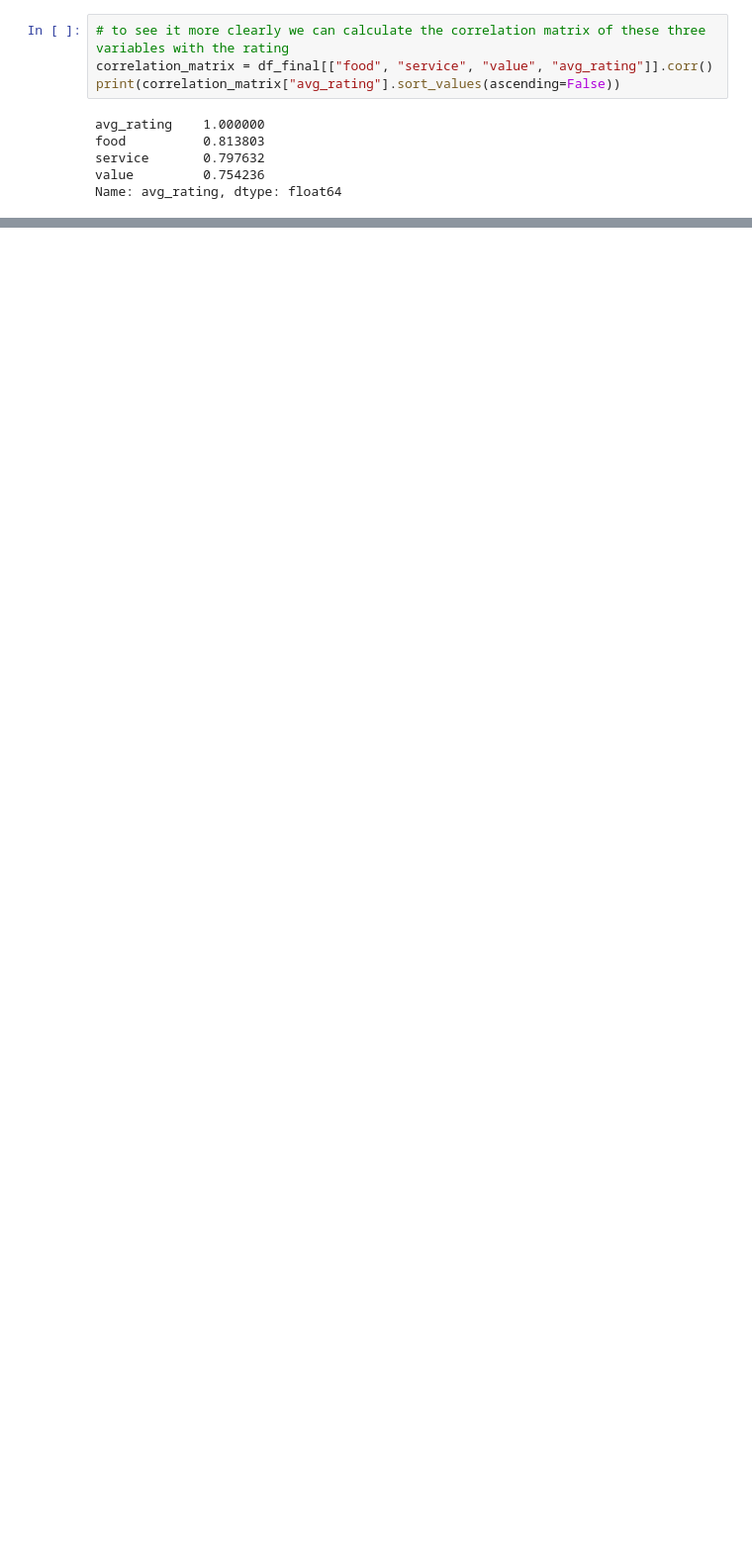
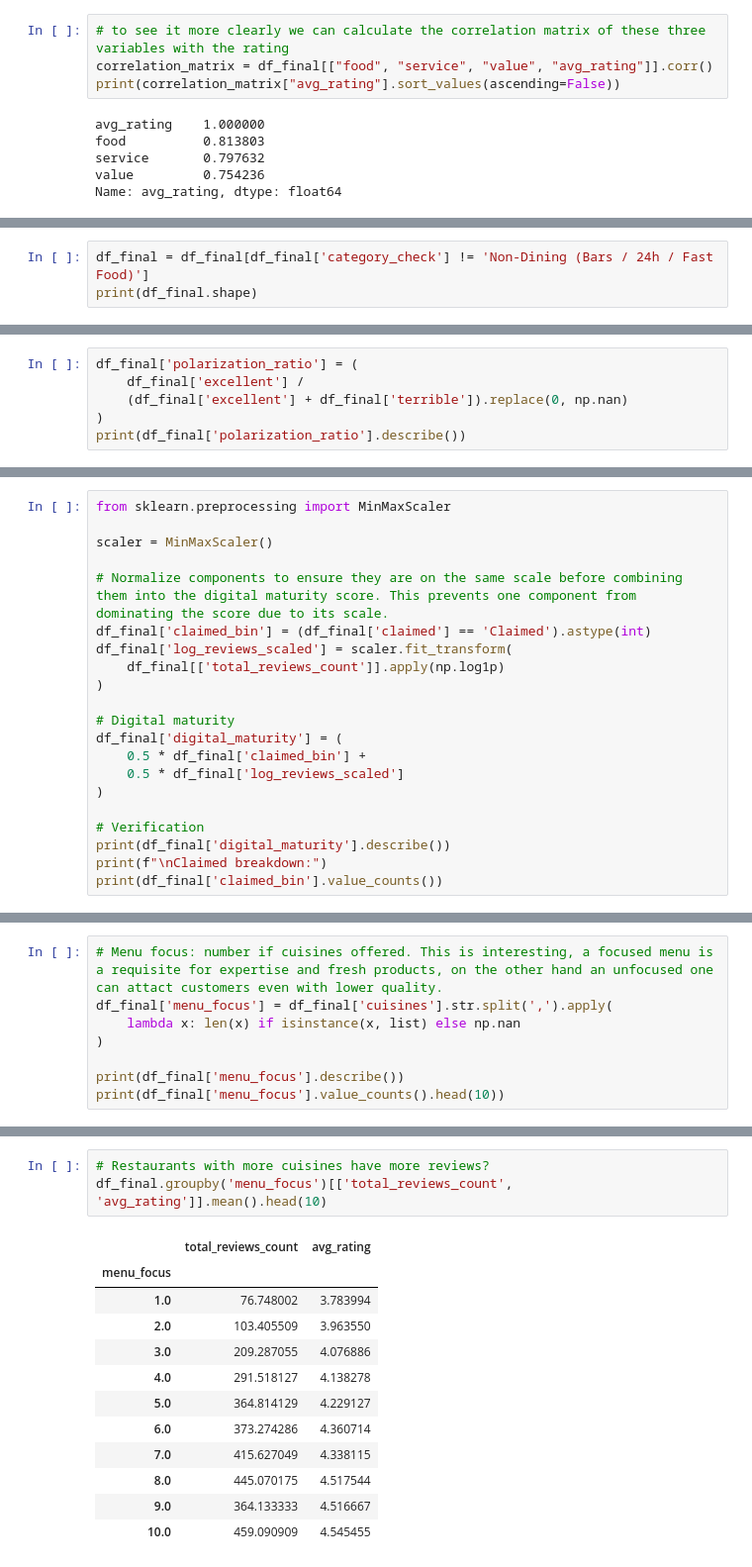
Before and after one commit to AlexMateu21/Final-Project, a Jupyter notebook: notebooks/EDA.ipynb, the cells around one changed output, grey strips where cells are left out. Shown at 99% size. Cells and saved outputs as stored; diff of their text form; blank space fills up the shorter version.

```diff
--- a/notebooks/EDA.ipynb
+++ b/notebooks/EDA.ipynb
@@ -492,0 +511,3 @@ Name: avg_rating, dtype: float64
+# %%
+df_final = df_final[df_final['category_check'] != 'Non-Dining (Bars / 24h / Fast Food)']
+print(df_final.shape)
@@ -492,0 +634,6 @@ Name: avg_rating, dtype: float64
+# %%
+df_final['polarization_ratio'] = (
+    df_final['excellent'] /
+    (df_final['excellent'] + df_final['terrible']).replace(0, np.nan)
+)
+print(df_final['polarization_ratio'].describe())
@@ -492,0 +682,21 @@ Name: avg_rating, dtype: float64
+# %%
+from sklearn.preprocessing import MinMaxScaler
+
+scaler = MinMaxScaler()
+
+# Normalize components to ensure they are on the same scale before combining them into the digital maturity score. This prevents one component from dominating the score due to its scale.
+df_final['claimed_bin'] = (df_final['claimed'] == 'Claimed').astype(int)
+df_final['log_reviews_scaled'] = scaler.fit_transform(
+    df_final[['total_reviews_count']].apply(np.log1p)
+)
+
+# Digital maturity
+df_final['digital_maturity'] = (
+    0.5 * df_final['claimed_bin'] +
+    0.5 * df_final['log_reviews_scaled']
+)
+
+# Verification
+print(df_final['digital_maturity'].describe())
+print(f"\nClaimed breakdown:")
+print(df_final['claimed_bin'].value_counts())
@@ -492,0 +730,8 @@ Name: avg_rating, dtype: float64
+# %%
+# Menu focus: number if cuisines offered. This is interesting, a focused menu is a requisite for expertise and fresh products, on the other hand an unfocused one can attact customers even with lower quality.
+df_final['menu_focus'] = df_final['cuisines'].str.split(',').apply(
+    lambda x: len(x) if isinstance(x, list) else np.nan
+)
+
+print(df_final['menu_focus'].describe())
+print(df_final['menu_focus'].value_counts().head(10))
@@ -492,0 +772,16 @@ Name: avg_rating, dtype: float64
+# %%
+# Restaurants with more cuisines have more reviews?
+df_final.groupby('menu_focus')[['total_reviews_count', 'avg_rating']].mean().head(10)
+# %% [output]
+|  | total_reviews_count | avg_rating |
+| menu_focus |  |  |
+| 1.0 | 76.748002 | 3.783994 |
+| 2.0 | 103.405509 | 3.963550 |
+| 3.0 | 209.287055 | 4.076886 |
+| 4.0 | 291.518127 | 4.138278 |
+| 5.0 | 364.814129 | 4.229127 |
+| 6.0 | 373.274286 | 4.360714 |
+| 7.0 | 415.627049 | 4.338115 |
+| 8.0 | 445.070175 | 4.517544 |
+| 9.0 | 364.133333 | 4.516667 |
+| 10.0 | 459.090909 | 4.545455 |
```
Also changed, not shown: parts of 70 cells of this notebook.
